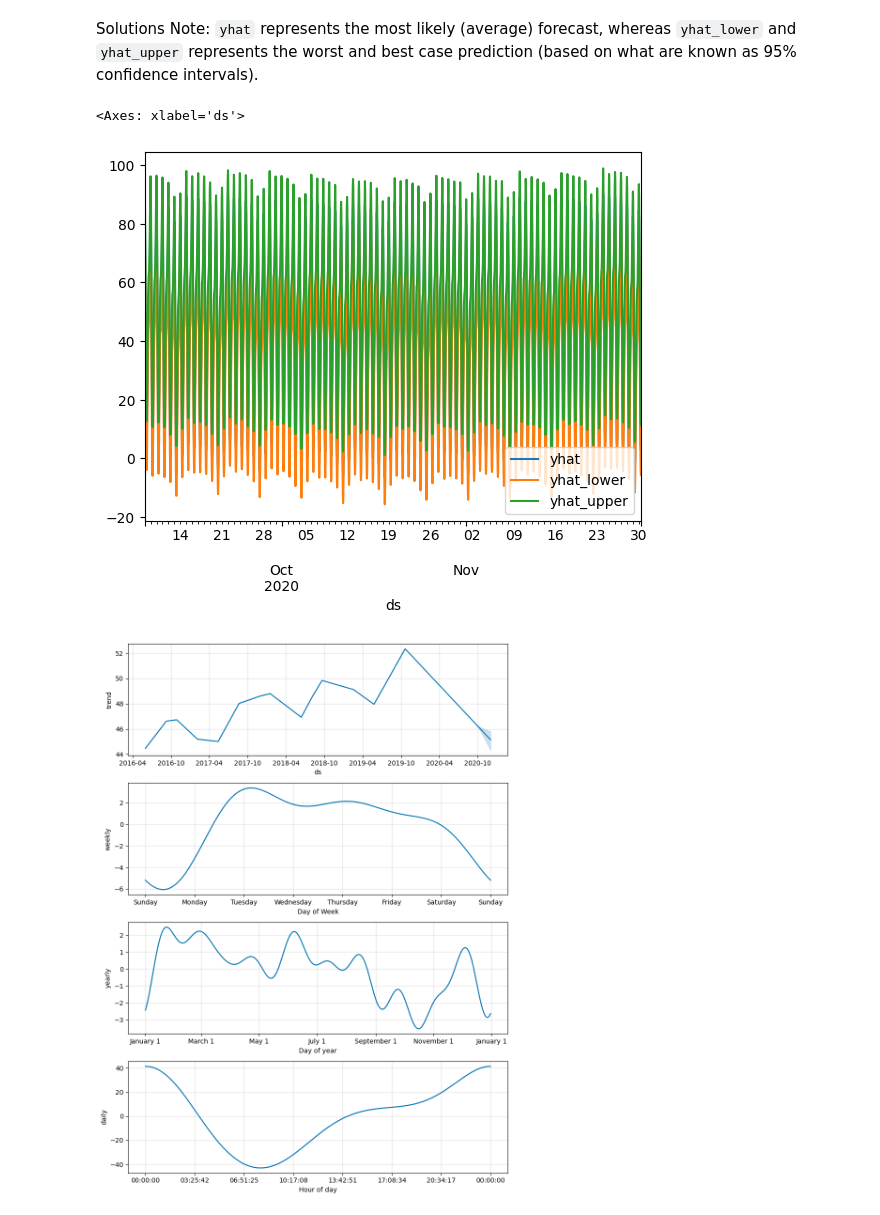
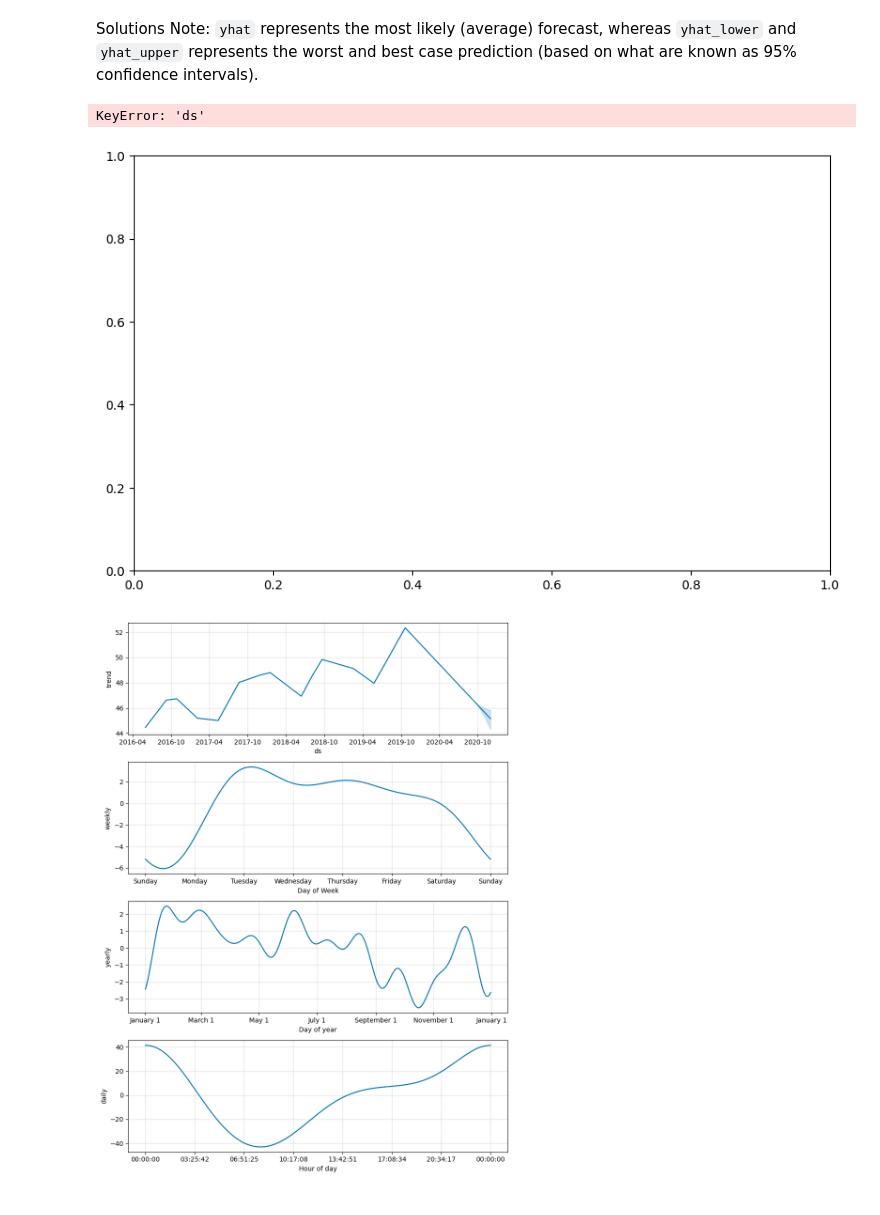
Before and after one commit to inCloset/prophet-challenge, a Jupyter notebook: forecasting_net_prophet.ipynb, the cells around one changed output. Cells and saved outputs as stored; diff of their text form; code cells hidden in the pictures.

```diff
--- a/forecasting_net_prophet.ipynb
+++ b/forecasting_net_prophet.ipynb
@@ -493,3 +507,4 @@ Now, you need to produce a time series model that analyzes and forecasts pattern
 # %%
 # Fit the time-series model.
+model.fit(df_mercado_trends_prop)
 # %% [output]
@@ -506,9 +514,11 @@ INFO:cmdstanpy:Chain [1] done processing
 # %%
 # Create a future dataframe to hold predictions
 # Make the prediction go out as far as 2000 hours (approx 80 days)
+future = model.make_future_dataframe(periods=2000, freq='h')
 
 
 # View the last five rows of the future_mercado_trends DataFrame
+display(future.tail())
 # %% [output]
 |  | ds |
 | 39101 | 2020-11-30 04:00:00 |
@@ -518,8 +528,8 @@ INFO:cmdstanpy:Chain [1] done processing
 | 39105 | 2020-11-30 08:00:00 |
 # %%
 # Make the predictions for the trend data using the future_mercado_trends DataFrame
-
-
+forecast = model.predict(future)
 # Display the first five rows of the forecast_mercado_trends DataFrame
+display(forecast.head())
 # %% [output]
 |  | ds | trend | yhat_lower | yhat_upper | trend_lower | trend_upper | additive_terms | ... |
@@ -552,7 +563,8 @@ INFO:cmdstanpy:Chain [1] done processing
 * What's the lowest point for search traffic in the calendar year?
 # %%
 # Set the index in the forecast_mercado_trends DataFrame to the ds datetime column
-
+forecast_df = forecast.set_index('ds')
 
 # View the only the yhat,yhat_lower and yhat_upper columns from the DataFrame
+forecast_df[['yhat_lower', 'yhat_upper', 'yhat']]
 # %% [output]
@@ -568,9 +587,10 @@ Solutions Note: `yhat` represents the most likely (average) forecast, whereas `y
 # %%
 # From the forecast_mercado_trends DataFrame, plot the data to visualize
 #  the yhat, yhat_lower, and yhat_upper columns over the last 2000 hours
+model.plot(forecast_df[['yhat_lower', 'yhat_upper', 'yhat']])
 # %% [output]
-<Axes: xlabel='ds'>
+KeyError: 'ds'
-[figure, old version]
+[figure, new version]
 # %%
 # Reset the index in the forecast_mercado_trends DataFrame
 
```
Also changed, not shown: parts of 13 cells of this notebook.
